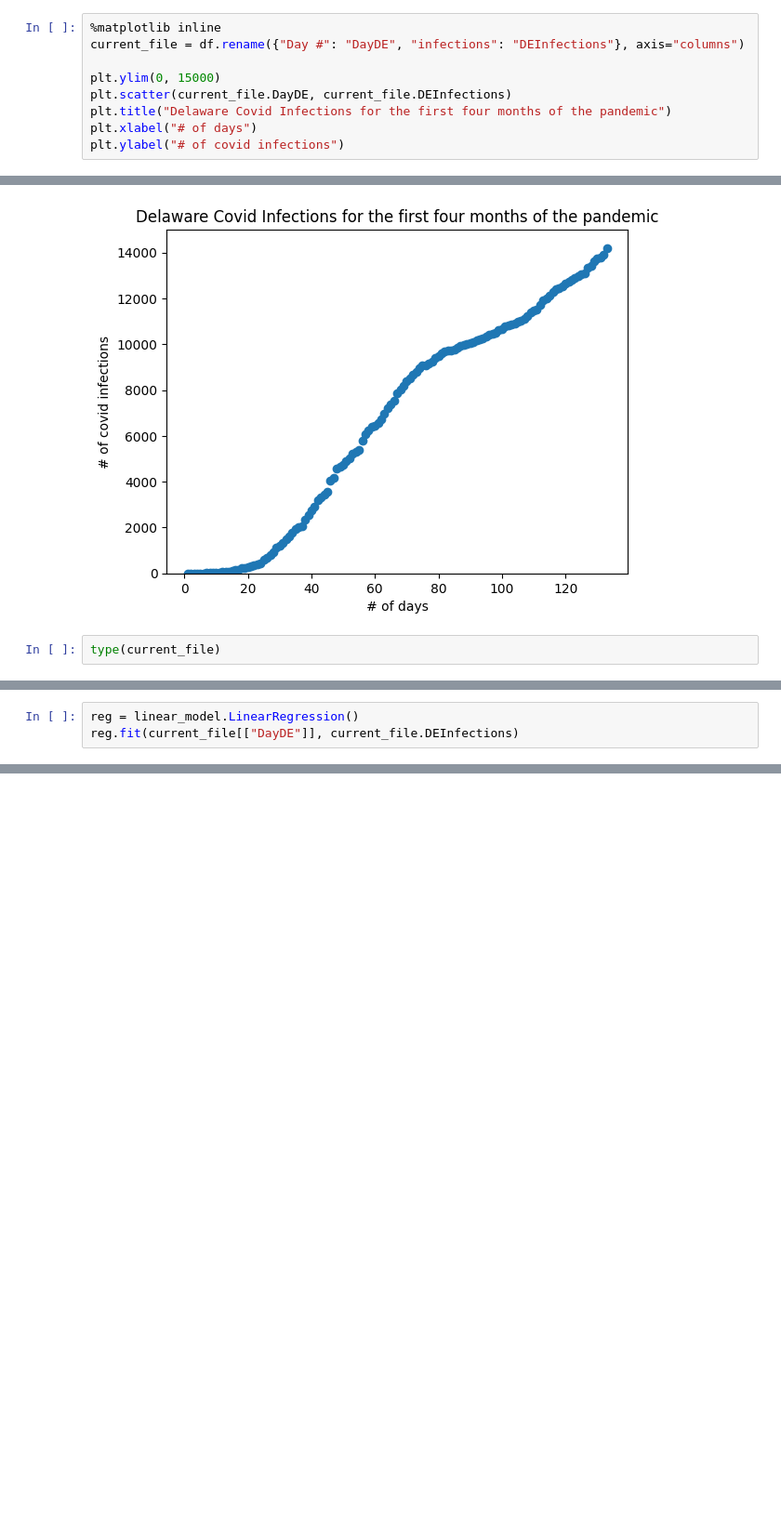
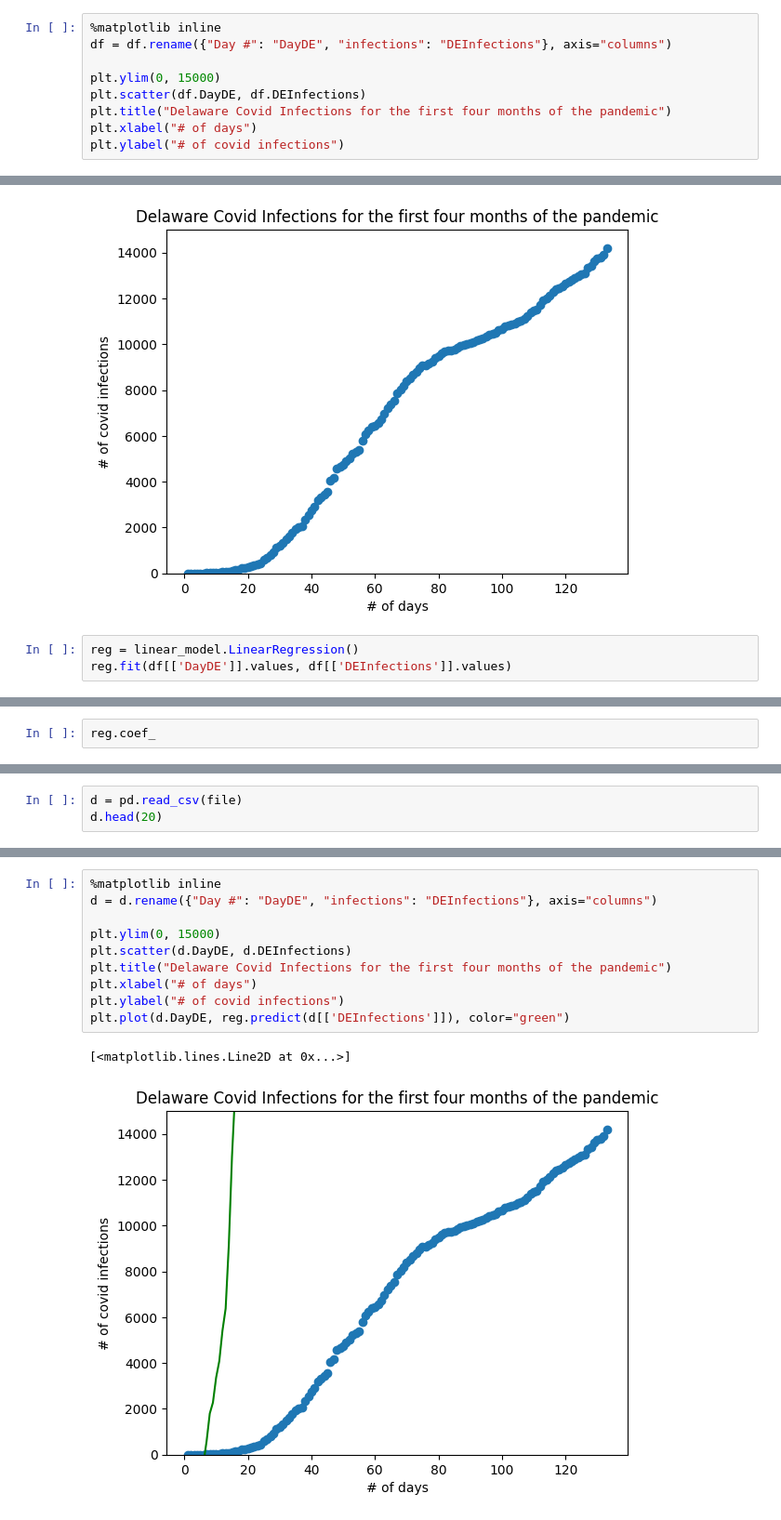
Before and after one commit to mwang840/ML-Intro, a Jupyter notebook: Old Covid Analysis.ipynb, the cells around one changed output, grey strips where cells are left out. Shown: that part at 93% size. Cells and saved outputs as stored; diff of their text form; blank space fills up the shorter version.

Commit message:
Finally got a wacky linear equation going

```diff
--- a/Old Covid Analysis.ipynb
+++ b/Old Covid Analysis.ipynb
@@ -23,10 +23,10 @@ df
 133 rows × 2 columns
 # %%
 %matplotlib inline
-current_file = df.rename({"Day #": "DayDE", "infections": "DEInfections"}, axis="columns")
+df = df.rename({"Day #": "DayDE", "infections": "DEInfections"}, axis="columns")
 
 plt.ylim(0, 15000)
-plt.scatter(current_file.DayDE, current_file.DEInfections)
+plt.scatter(df.DayDE, df.DEInfections)
 plt.title("Delaware Covid Infections for the first four months of the pandemic")
 plt.xlabel("# of days")
 plt.ylabel("# of covid infections")
@@ -34,5 +34,6 @@ plt.ylabel("# of covid infections")
 Text(0, 0.5, '# of covid infections')
 [figure]
 # %%
-type(current_file)
+reg = linear_model.LinearRegression()
+reg.fit(df[['DayDE']].values, df[['DEInfections']].values)
 # %% [output]
@@ -57,4 +45,3 @@ current_file
 # %%
-reg = linear_model.LinearRegression()
-reg.fit(current_file[["DayDE"]], current_file.DEInfections)
+reg.coef_
 # %% [output]
@@ -67,0 +57,3 @@ Reshape your data either using array.reshape(-1, 1) if your data has a single fe
+# %%
+d = pd.read_csv(file)
+d.head(20)
@@ -67,0 +78,13 @@ Reshape your data either using array.reshape(-1, 1) if your data has a single fe
+# %%
+%matplotlib inline
+d = d.rename({"Day #": "DayDE", "infections": "DEInfections"}, axis="columns")
+
+plt.ylim(0, 15000)
+plt.scatter(d.DayDE, d.DEInfections)
+plt.title("Delaware Covid Infections for the first four months of the pandemic")
+plt.xlabel("# of days")
+plt.ylabel("# of covid infections")
+plt.plot(d.DayDE, reg.predict(d[['DEInfections']]), color="green")
+# %% [output]
+[<matplotlib.lines.Line2D at 0x...>]
+[figure, added]
```
Also changed, not shown: parts of 6 cells of this notebook.
